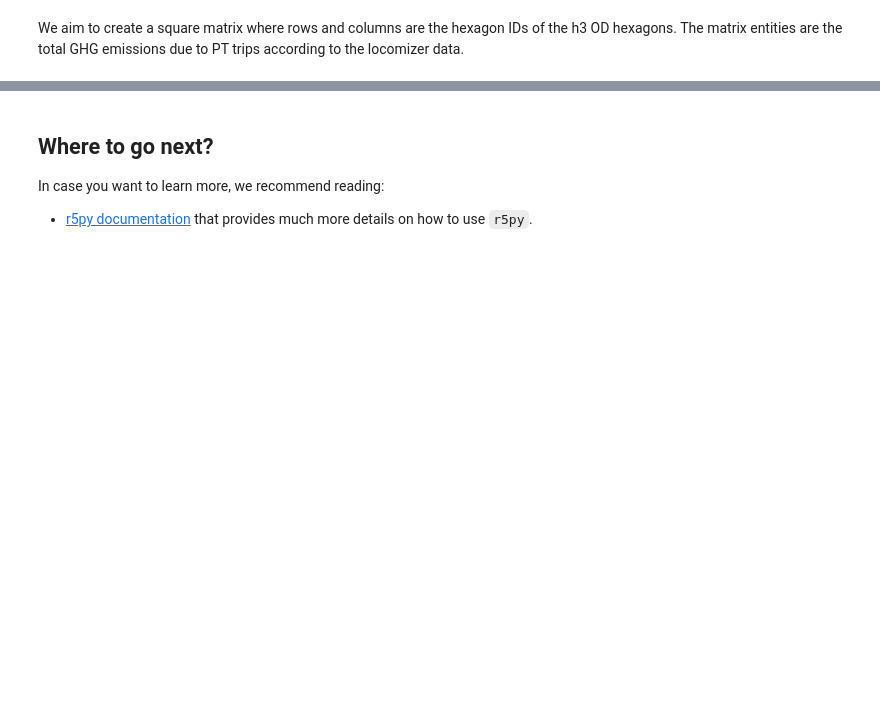
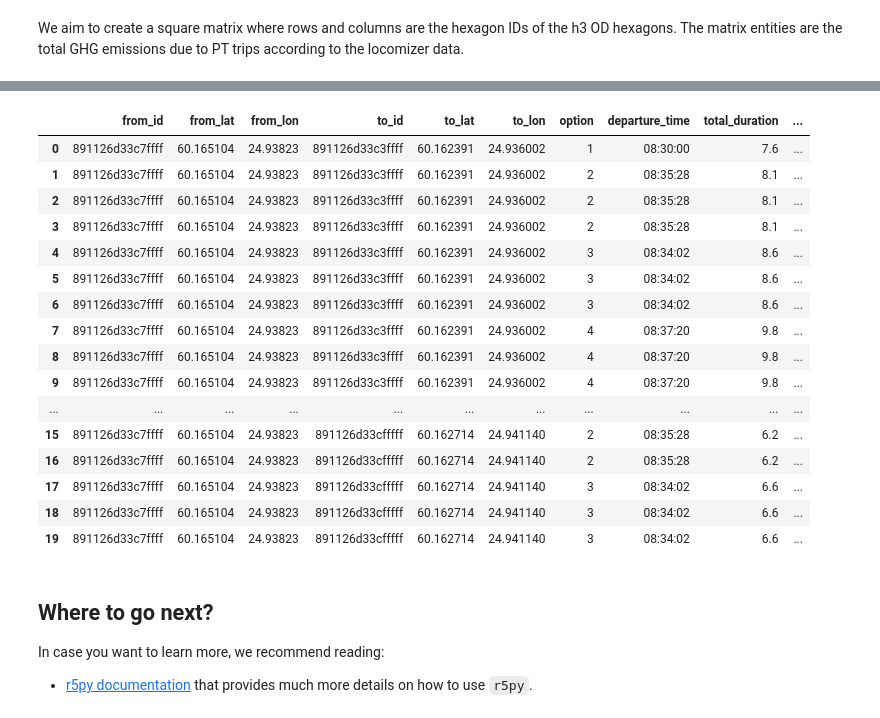
Before and after one commit to AaltoGIS/Mobile-Tartu-2024, a Jupyter notebook: source/notebooks/T2_calculating-travel-time-matrices_and_GHG_factors.ipynb, the cells around one changed output, grey strips where cells are left out. Saved outputs shown, nothing was run; the diff lists cells and outputs as text; code cells hidden in the pictures; blank space fills up the shorter version.

```diff
--- a/source/notebooks/T2_calculating-travel-time-matrices_and_GHG_factors.ipynb
+++ b/source/notebooks/T2_calculating-travel-time-matrices_and_GHG_factors.ipynb
@@ -572,3 +593,37 @@ We aim to create a square matrix where rows and columns are the hexagon IDs of t
+# %%
+##from r5py import DetailedItinerariesComputer
+
+##detailed_itineraries_computer = DetailedItinerariesComputer(
+##    transport_network,
+##    origins= hexagon_Centroid_gdf,
+##    destinations= hexagon_Centroid_gdf,
+##    departure=datetime.datetime(2022,2,22,8,30),
+##    transport_modes=[TransportMode.TRANSIT, TransportMode.WALK],
+    # With following attempts to snap all origin and destination points to the transport network before routing
+##    snap_to_network=True,)
+##All_Hex_travel_details = detailed_itineraries_computer.compute_travel_details()
+##travel_details_gpd = gpd.GeoDataFrame(travel_details).to_crs(3387) ## Helsinki Projected coordinate system - EPSG:3387 KKJ / Finland (zone 5)
+##All_Hex_travel_details_gpd = gpd.GeoDataFrame(All_Hex_travel_details).to_crs(3067) ## Helsinki Projected coordinate system - EPSG:3387 KKJ / Finland (zone 5)
+All_Hex_travel_details_gpd = pd.read_csv("data/Helsinki_Hex_Det_Ite_r5r.csv", sep=",")
+All_Hex_travel_details_gpd.head(20)
+# %% [output]
+|  | from_id | from_lat | from_lon | to_id | to_lat | to_lon | option | departure_time | total_duration | ... |
+| 0 | 891126d33c7ffff | 60.165104 | 24.93823 | 891126d33c3ffff | 60.162391 | 24.936002 | 1 | 08:30:00 | 7.6 | ... |
+| 1 | 891126d33c7ffff | 60.165104 | 24.93823 | 891126d33c3ffff | 60.162391 | 24.936002 | 2 | 08:35:28 | 8.1 | ... |
+| 2 | 891126d33c7ffff | 60.165104 | 24.93823 | 891126d33c3ffff | 60.162391 | 24.936002 | 2 | 08:35:28 | 8.1 | ... |
+| 3 | 891126d33c7ffff | 60.165104 | 24.93823 | 891126d33c3ffff | 60.162391 | 24.936002 | 2 | 08:35:28 | 8.1 | ... |
+| 4 | 891126d33c7ffff | 60.165104 | 24.93823 | 891126d33c3ffff | 60.162391 | 24.936002 | 3 | 08:34:02 | 8.6 | ... |
+| 5 | 891126d33c7ffff | 60.165104 | 24.93823 | 891126d33c3ffff | 60.162391 | 24.936002 | 3 | 08:34:02 | 8.6 | ... |
+| 6 | 891126d33c7ffff | 60.165104 | 24.93823 | 891126d33c3ffff | 60.162391 | 24.936002 | 3 | 08:34:02 | 8.6 | ... |
+| 7 | 891126d33c7ffff | 60.165104 | 24.93823 | 891126d33c3ffff | 60.162391 | 24.936002 | 4 | 08:37:20 | 9.8 | ... |
+| 8 | 891126d33c7ffff | 60.165104 | 24.93823 | 891126d33c3ffff | 60.162391 | 24.936002 | 4 | 08:37:20 | 9.8 | ... |
+| 9 | 891126d33c7ffff | 60.165104 | 24.93823 | 891126d33c3ffff | 60.162391 | 24.936002 | 4 | 08:37:20 | 9.8 | ... |
+| ... | ... | ... | ... | ... | ... | ... | ... | ... | ... | ... |
+| 15 | 891126d33c7ffff | 60.165104 | 24.93823 | 891126d33cfffff | 60.162714 | 24.941140 | 2 | 08:35:28 | 6.2 | ... |
+| 16 | 891126d33c7ffff | 60.165104 | 24.93823 | 891126d33cfffff | 60.162714 | 24.941140 | 2 | 08:35:28 | 6.2 | ... |
+| 17 | 891126d33c7ffff | 60.165104 | 24.93823 | 891126d33cfffff | 60.162714 | 24.941140 | 3 | 08:34:02 | 6.6 | ... |
+| 18 | 891126d33c7ffff | 60.165104 | 24.93823 | 891126d33cfffff | 60.162714 | 24.941140 | 3 | 08:34:02 | 6.6 | ... |
+| 19 | 891126d33c7ffff | 60.165104 | 24.93823 | 891126d33cfffff | 60.162714 | 24.941140 | 3 | 08:34:02 | 6.6 | ... |
 # %% [markdown]
 ## Where to go next?
 
```
Also changed, not shown: parts of 2 cells of this notebook, 3 other files.
